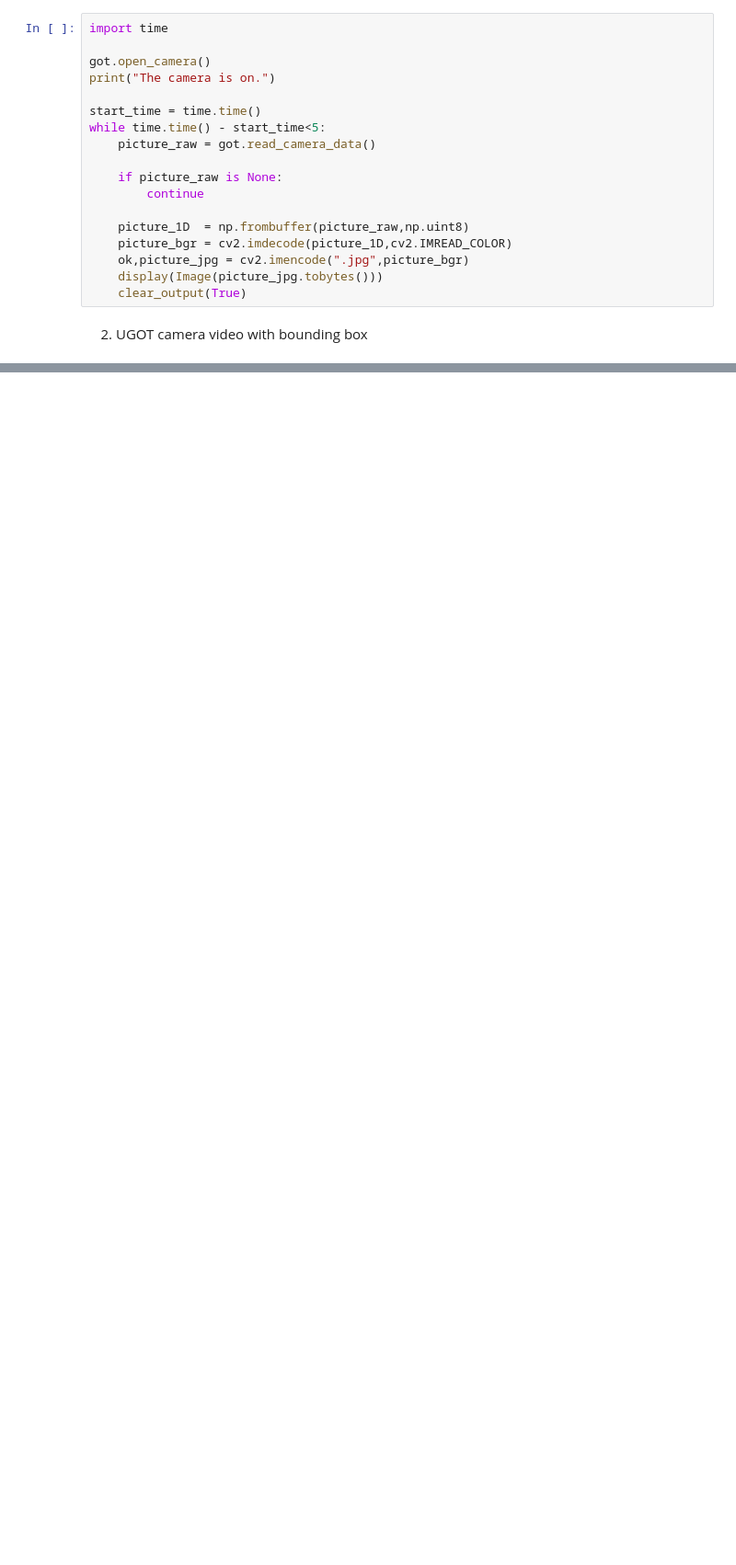
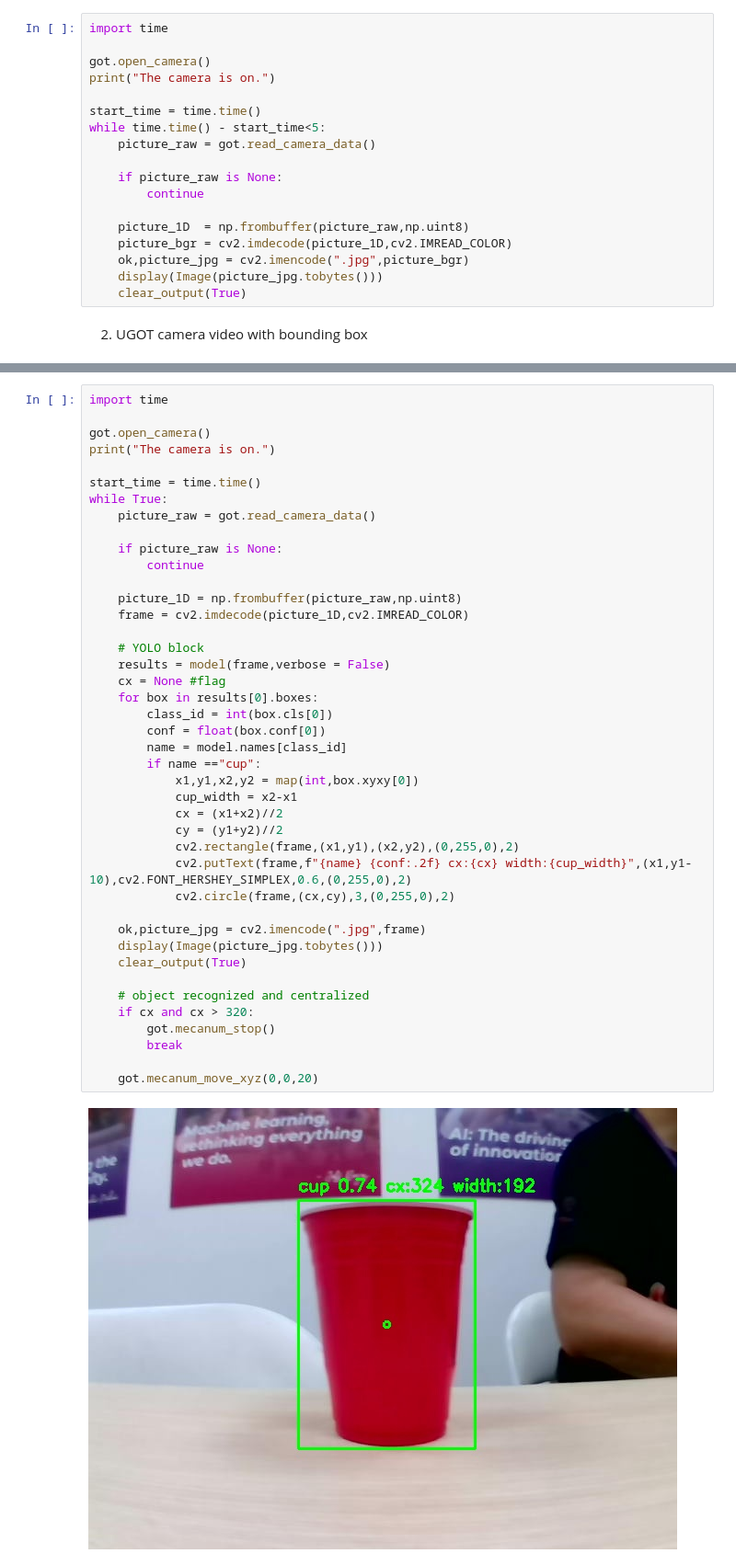
Before and after one commit to mblijian/VS-Code, a Jupyter notebook: Level5/L5202T1/L5202T1.ipynb, the cells around one changed output, grey strips where cells are left out. Shown at 92% size. Cells and saved outputs as stored; diff of their text form; blank space fills up the shorter version.

```diff
--- a/Level5/L5202T1/L5202T1.ipynb
+++ b/Level5/L5202T1/L5202T1.ipynb
@@ -3607,0 +3625,44 @@ while time.time() - start_time<10:
+# %%
+import time
+
+got.open_camera()
+print("The camera is on.")
+
+start_time = time.time()
+while True:
+    picture_raw = got.read_camera_data()
+
+    if picture_raw is None:
+        continue
+
+    picture_1D = np.frombuffer(picture_raw,np.uint8)
+    frame = cv2.imdecode(picture_1D,cv2.IMREAD_COLOR)
+
+    # YOLO block
+    results = model(frame,verbose = False)
+    cx = None #flag
+    for box in results[0].boxes:
+        class_id = int(box.cls[0])
+        conf = float(box.conf[0])
+        name = model.names[class_id]
+        if name =="cup":
+            x1,y1,x2,y2 = map(int,box.xyxy[0])
+            cup_width = x2-x1
+            cx = (x1+x2)//2
+            cy = (y1+y2)//2
+            cv2.rectangle(frame,(x1,y1),(x2,y2),(0,255,0),2)
+            cv2.putText(frame,f"{name} {conf:.2f} cx:{cx} width:{cup_width}",(x1,y1-10),cv2.FONT_HERSHEY_SIMPLEX,0.6,(0,255,0),2)
+            cv2.circle(frame,(cx,cy),3,(0,255,0),2)
+
+    ok,picture_jpg = cv2.imencode(".jpg",frame)
+    display(Image(picture_jpg.tobytes()))
+    clear_output(True)
+
+    # object recognized and centralized
+    if cx and cx > 320:
+        got.mecanum_stop()
+        break
+
+    got.mecanum_move_xyz(0,0,20)
+# %% [output]
+[figure, added]
```
Also changed, not shown: parts of 13 cells of this notebook.
